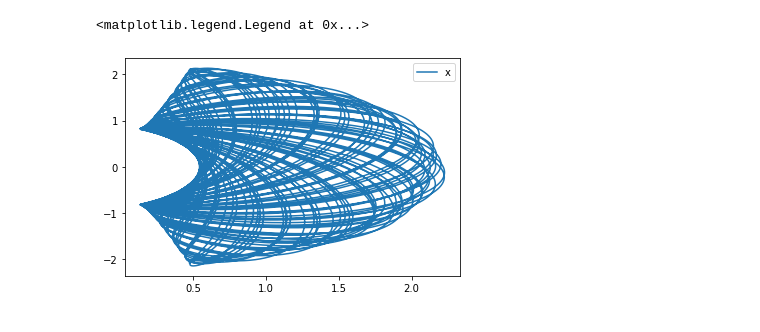
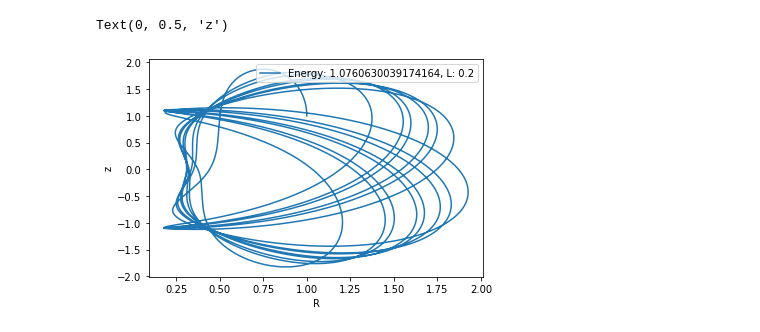
Before and after one commit to timwhittaker/Axisymmetric_Orbits, a Jupyter notebook: Integrate.ipynb, the cells around one changed output. Drawn from its saved outputs; the diff is of its cells as text; code cells hidden in the pictures.

```diff
--- a/Integrate.ipynb
+++ b/Integrate.ipynb
@@ -2,6 +3,7 @@
 import numpy as np
 import matplotlib.pyplot as plt
 # %%
+# Define functions of the RHS to be integrated
 def fu(u):
     return u
 
@@ -9,24 +11,31 @@ def fv(v):
     return v
 
 def dphi_dR(R,z):
-    q = 0.9
+    q = 0.7
     L = 0.2
     v = 1
     return -((v**2*q**2*R)/(q**2*R**2+z**2) - (L**2)/(R**3))
 
 def dphi_dz(R,z):
-    q = 0.9
+    q = 0.7
     L = 0.2
     v = 1
     return -((v**2*z)/(R**2*q**2+z**2))
+
+def Phi(R,z):
+    q = 0.7
+    L = 0.2
+    v = 1
+    return 1/2*v**2*np.log(R**2 + z**2/q**2)+L**2/(2*R**2)
 # %%
+# Setup initial values, time steps, and arrays for the solutions
 t0 = 0
-tf = 500
+tf = 100
 u0 = 0
 v0 = 1
 R0 = 1
 z0 = 1
-n  = 10000001
+n  = 1000001
 h  = (tf-t0)/(n-1)
 
 t      = np.linspace(t0,tf,n)
@@ -38,3 +47,8 @@ sol_R    = np.zeros([n])
 sol_R[0] = R0
 sol_z    = np.zeros([n])
 sol_z[0] = z0
+
+# Compute energy given initial values
+E = 1/2*(u0**2+v0**2)+Phi(R0,z0)
+L = 0.2
+print(E)
@@ -47,7 +80,9 @@ for i in range(1,n):
 # %%
-plt.plot(sol_R,sol_z, label = "Orbits")
-plt.legend()
-plt.savefig("o.png")
+plt.plot(sol_R,sol_z, label = "Energy: %s, L: %s" %(E,L))
+plt.legend(loc="upper right")
+plt.xlabel("R")
+plt.ylabel("z")
+#plt.savefig("R_sol.png")
 # %% [output]
-<matplotlib.legend.Legend at 0x...>
+Text(0, 0.5, 'z')
-[figure, old version]
+[figure, new version]
```
Also changed, not shown: parts of 6 cells of this notebook.
